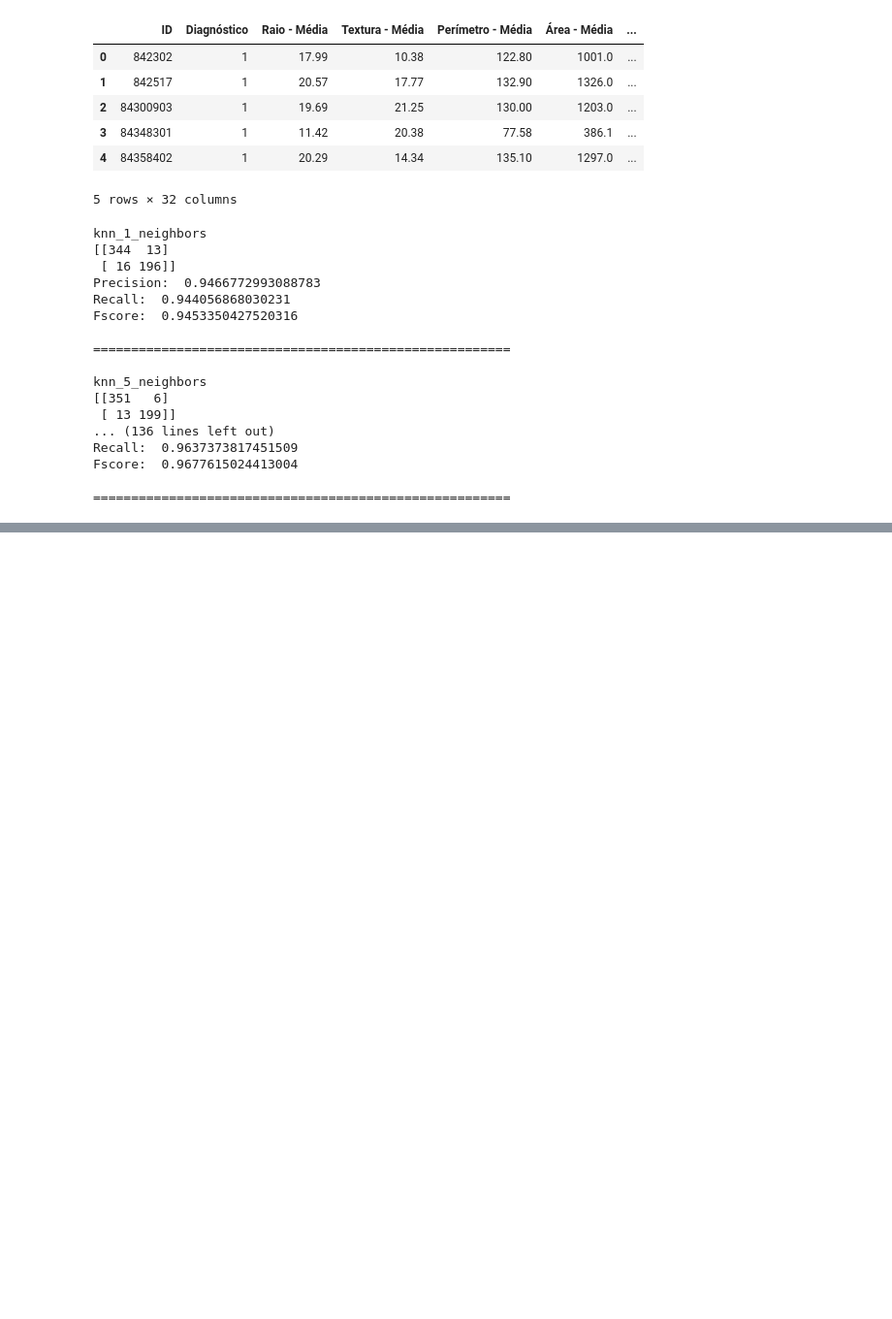
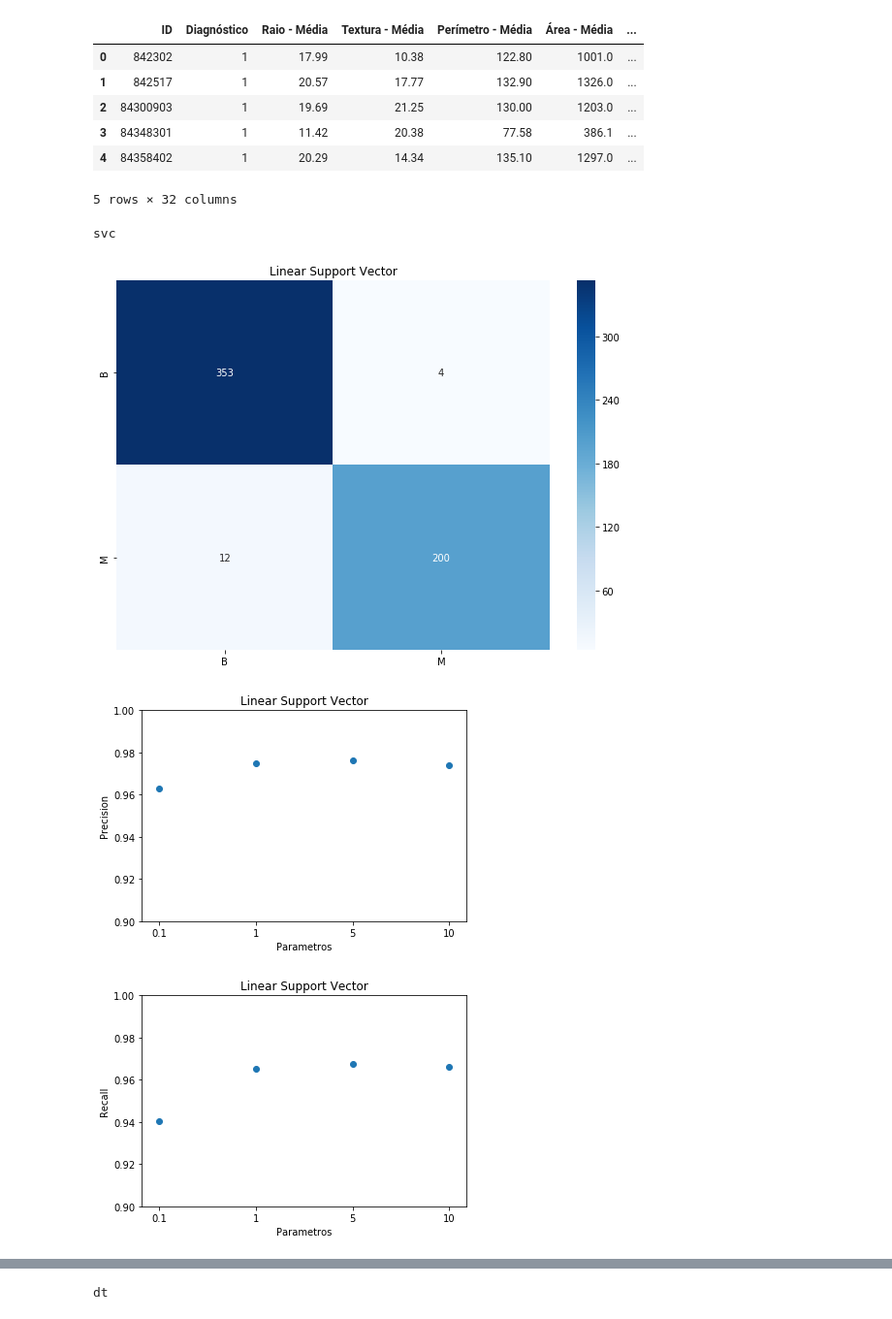
Before and after one commit to AndreJomon/Projeto-de-SI-Q3-2019, a Jupyter notebook: Projeto SI.ipynb, the cells around one changed output, grey strips where cells are left out. Shown: that part at 97% size. Saved outputs shown, nothing was run; the diff lists cells and outputs as text; code cells hidden in the pictures; blank space fills up the shorter version.

```diff
--- a/Projeto SI.ipynb
+++ b/Projeto SI.ipynb
@@ -92,4 +102,4 @@ def create_clasifiers(cl):
 # %%
-classifiers, names, parameters = create_clasifiers(cl)
+classifiers, names, parameters = create_clasifiers()
 # %%
 kf = StratifiedKFold(n_splits=5, random_state=42, shuffle=True)
@@ -104,46 +121,47 @@ def sum_confusion_matrix(conf_matrix, conf_matrix_sum):
+# %%
+def plot_confusion_matrix (title, data):
+    df_cm = pd.DataFrame(data, index = [i for i in "BM"], columns = [i for i in "BM"])
+    plt.figure(figsize = (10,7))
+    plt.title(title)
+    sn.heatmap(df_cm, annot=True, cmap='Blues', fmt='g')
+    plt.show()
 # %%
-for i in range(len(classifiers)):
-    print(names[i])
-    clf = classifiers[i]
-    y_test_all = np.asarray([], dtype=np.uint8)
-    y_pred_all = np.asarray([], dtype=np.uint8)
-    conf_matrix_sum = np.zeros((2,2), dtype=np.uint16)
+for key in classifiers:
+    precision_list = list()
+    recall_list = list()
+    fscore_list = list()
+    for i in range(len(classifiers[key])):
+        #print(names[key][i])
+        clf = classifiers[key][i]
+        y_test_all = np.asarray([], dtype=np.uint8)
+        y_pred_all = np.asarray([], dtype=np.uint8)
+        conf_matrix_sum = np.zeros((2,2), dtype=np.uint16)
 
-    for train_index, test_index in kf.split(X, y):
+        for train_index, test_index in kf.split(X, y):
 
-        X_train, X_test = X[train_index], X[test_index]
-        y_train, y_test = y[train_index], y[test_index]
+            X_train, X_test = X[train_index], X[test_index]
+            y_train, y_test = y[train_index], y[test_index]
 
-        clf.fit(X_train, y_train)
+            clf.fit(X_train, y_train)
 
-        y_pred = clf.predict(X_test)
-        conf_matrix = confusion_matrix(y_test, y_pred)
-        y_test_all = np.concatenate((y_test_all, y_test))
-        y_pred_all = np.concatenate((y_pred_all, y_pred))
-        conf_matrix_sum = sum_confusion_matrix(conf_matrix, conf_matrix_sum)
+            y_pred = clf.predict(X_test)
+            conf_matrix = confusion_matrix(y_test, y_pred)
+            y_test_all = np.concatenate((y_test_all, y_test))
+            y_pred_all = np.concatenate((y_pred_all, y_pred))
+            conf_matrix_sum = sum_confusion_matrix(conf_matrix, conf_matrix_sum)
 
 
-    print(conf_matrix_sum)
-    precision, recall, fscore, _ = precision_recall_fscore_support(y_test_all, y_pred_all, average='macro')
-    print('Precision: ', precision)
-    print('Recall: ', recall)
-    print('Fscore: ', fscore)
-    print('\n=======================================================\n')
+
+        precision, recall, fscore, _ = precision_recall_fscore_support(y_test_all, y_pred_all, average='macro')
+        precision_list.append(precision)
+        recall_list.append(recall)
+        fscore_list.append(fscore)
+    plot_confusion_matrix(names[key], conf_matrix_sum)
+    plot(names[key], "Precision", precision_list, key)
+    plot(names[key], "Recall", recall_list, key)
+    plot(names[key], "Fscore", fscore_list, key)
 # %% [output]
-knn_1_neighbors
-[[344  13]
- [ 16 196]]
-Precision:  0.9466772993088783
-Recall:  0.944056868030231
-Fscore:  0.9453350427520316
-
-=======================================================
-
-knn_5_neighbors
-[[351   6]
- [ 13 199]]
-... (136 lines left out)
-Recall:  0.9637373817451509
-Fscore:  0.9677615024413004
-
-=======================================================
+svc
+[figure, added]
+[figure, added]
+[figure, added]
@@ -149,0 +169 @@ Fscore:  0.9677615024413004
+dt
```
Also changed, not shown: parts of 7 cells of this notebook.
